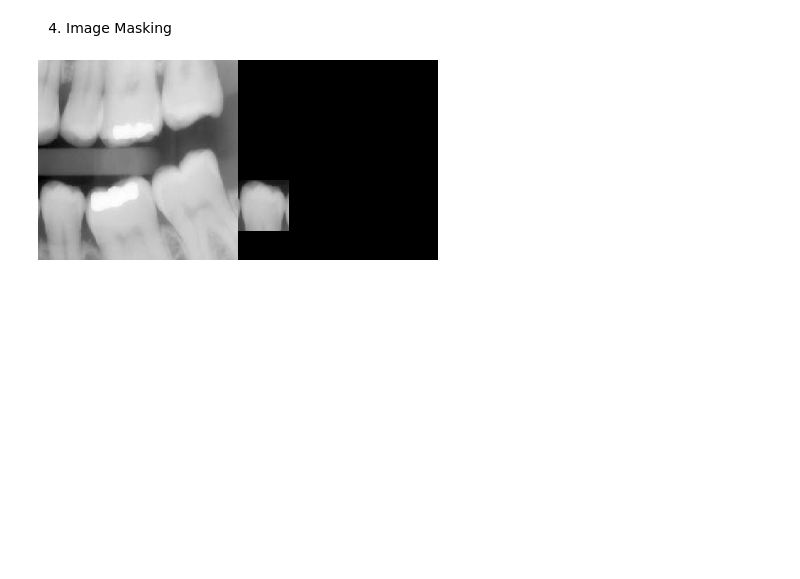
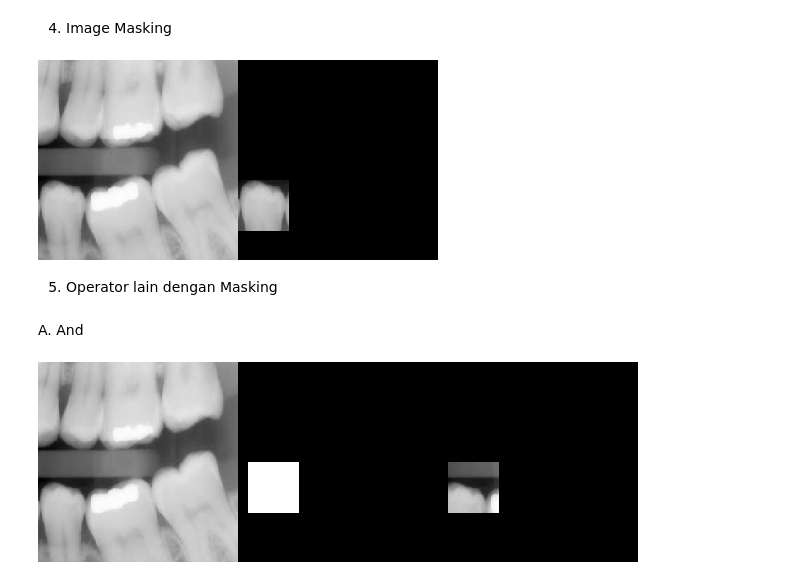
Before and after one commit to genadidharma/pcvk-week-01, a Jupyter notebook: Week 4.ipynb, the cells around one changed output. Saved outputs shown, nothing was run; the diff lists cells and outputs as text; code cells hidden in the pictures; blank space fills up the shorter version.

```diff
--- a/Week 4.ipynb
+++ b/Week 4.ipynb
@@ -130,3 +129,25 @@ final_frame = cv.hconcat((original, masked_image))
 cv2_imshow(final_frame)
 # %% [output]
 [figure]
+# %% [markdown]
+5. Operator lain dengan Masking
+# %% [markdown]
+A. And
+# %%
+#load original image
+original = cv.imread('/content/drive/MyDrive/Kuliah/Semester 6/Pengolahan Citra & Visi Komputer/Week 4/Source/teeth.jpg')
+original = cv.resize(original, (200,200))
+
+#create mask based on original shape
+mask = np.zeros(original.shape, dtype=np.uint8)
+
+#create rectangle for the mask
+cv.rectangle(mask, pt1=(60, 100), pt2=(10, 150), color=(255, 255, 255), thickness=-1)
+
+#mask with and operator
+masked = original & mask
+
+final_frame = cv.hconcat((original, mask, masked))
+cv2_imshow(final_frame)
+# %% [output]
+[figure, added]
```
Also changed, not shown: parts of 7 cells of this notebook.
